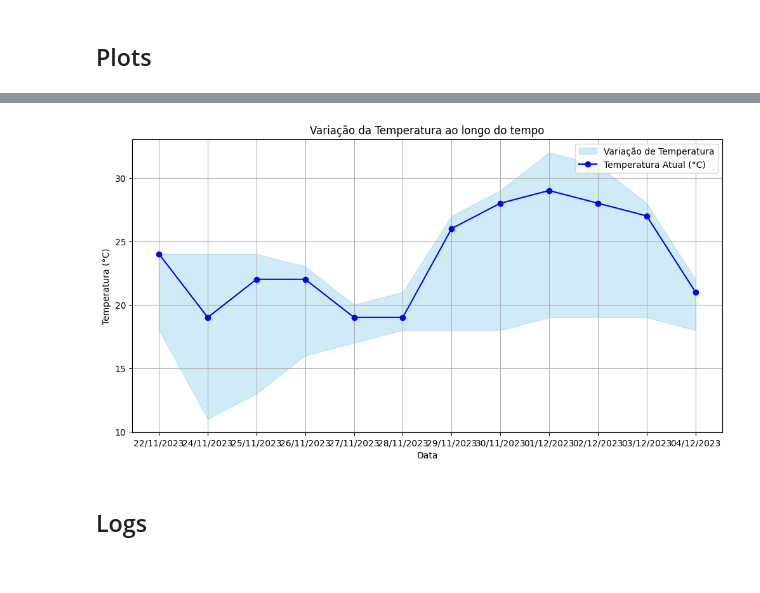
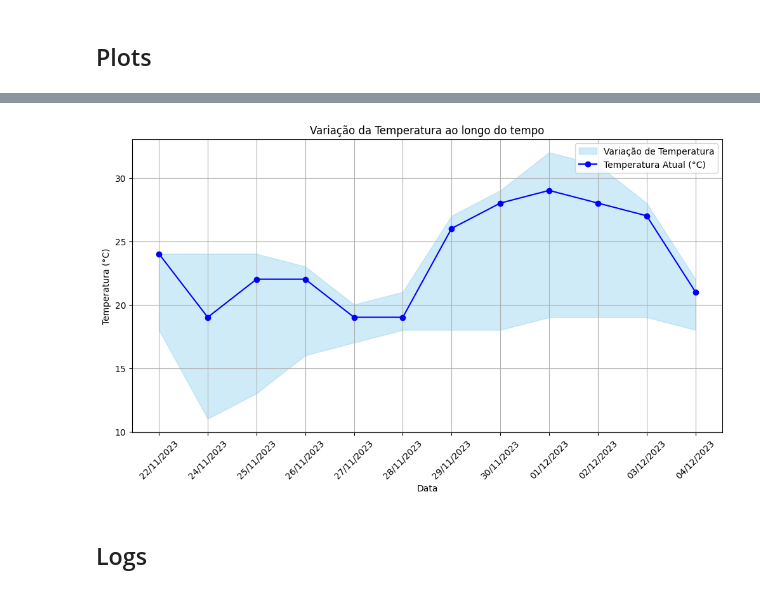
Before and after one commit to francocontigo/weather_report_scraping, a Jupyter notebook: weather_analisys.ipynb, the cells around one changed output, grey strips where cells are left out. Saved outputs shown, nothing was run; the diff lists cells and outputs as text; code cells hidden in the pictures.

```diff
--- a/weather_analisys.ipynb
+++ b/weather_analisys.ipynb
@@ -146,20 +154,22 @@ plt.show()
 # %%
+
 # Gráfico de área para a variação da temperatura
 plt.figure(figsize=(12, 6))
 plt.fill_between(df['Data_Formatada'], df['Temperatura Mínima (°C)'], df['Temperatura Máxima (°C)'], color='skyblue', alpha=0.4, label='Variação de Temperatura')
 plt.plot(df['Data_Formatada'], df['Temperatura atual (°C)'], marker='o', label='Temperatura Atual (°C)', color='blue')
 
 plt.title('Variação da Temperatura ao longo do tempo')
 plt.xlabel('Data')
 plt.ylabel('Temperatura (°C)')
 plt.legend()
+plt.xticks(rotation=45)
 plt.grid(True)
 
 plt.savefig(os.path.join(save_dir, 'plt5_VariacaoTemp.png'))
 
 plt.show()
 # %% [output]
-[figure, old version]
+[figure, new version]
 # %% [markdown]
 ## Logs
 # %% [markdown]
```
Also changed, not shown: parts of 4 cells of this notebook, 5 other files.
